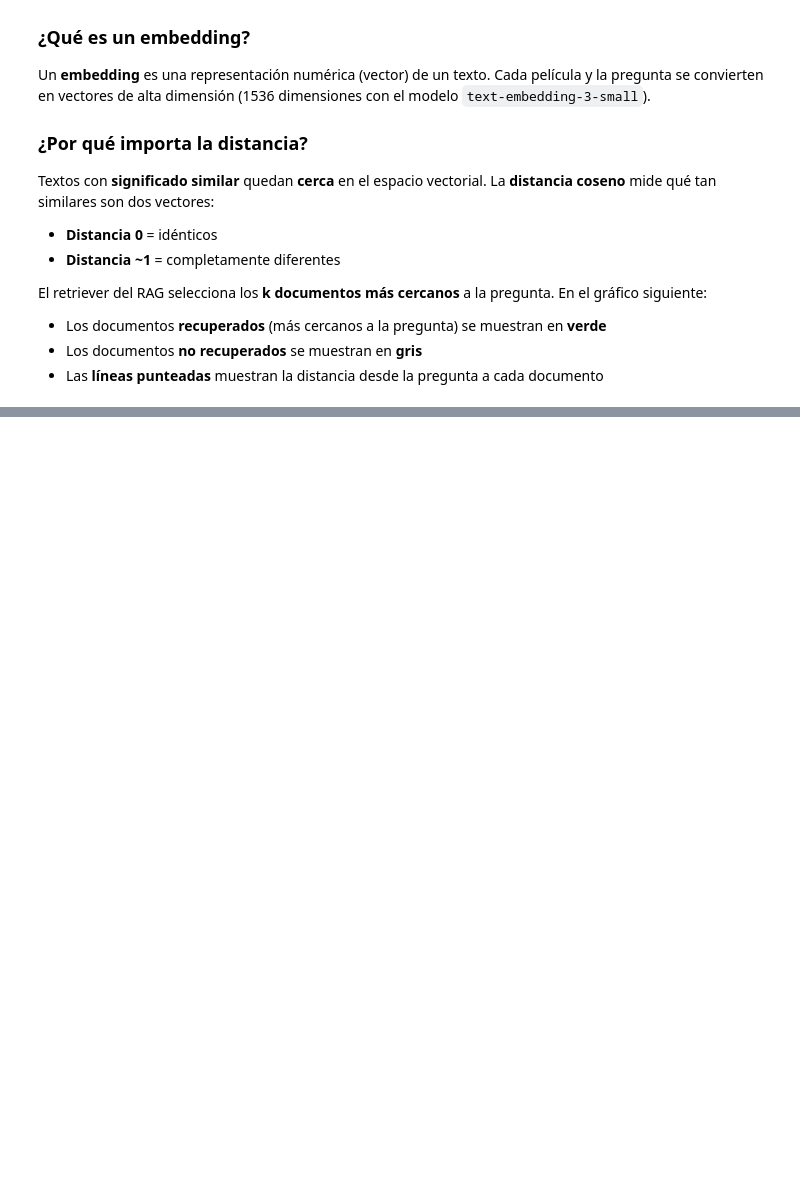
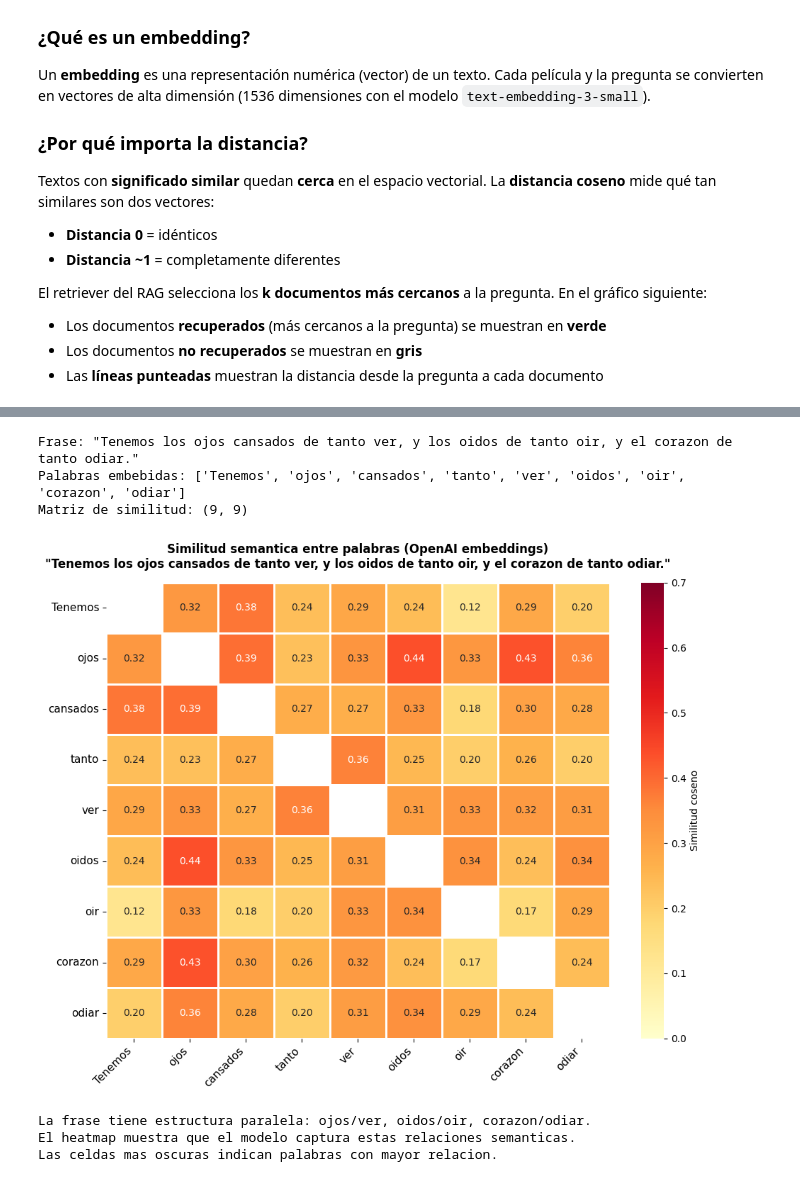
Before and after one commit to carlosjimenez88M/ai_engineering_henry, a Jupyter notebook: 02-vector_data_bases/intro/04-Rags-vectorial_databases.ipynb, the cells around one changed output, grey strips where cells are left out. Saved outputs shown, nothing was run; the diff lists cells and outputs as text; code cells hidden in the pictures; blank space fills up the shorter version.

```diff
--- a/02-vector_data_bases/intro/04-Rags-vectorial_databases.ipynb
+++ b/02-vector_data_bases/intro/04-Rags-vectorial_databases.ipynb
@@ -400,0 +434,68 @@ Distancias coseno (menor = más similar):
+# %%
+import seaborn as sns
+from sklearn.metrics.pairwise import cosine_similarity as cos_sim
+
+frase = "Tenemos los ojos cansados de tanto ver, y los oidos de tanto oir, y el corazon de tanto odiar."
+
+# Separar en palabras significativas (sin puntuacion ni conectores)
+palabras = ["Tenemos", "ojos", "cansados", "tanto", "ver", "oidos", "oir", "corazon", "odiar"]
+
+# Obtener un embedding por cada palabra usando OpenAI
+resp = client.embeddings.create(input=palabras, model="text-embedding-3-small")
+word_embeddings = np.array([e.embedding for e in resp.data])
+
+# Matriz de similitud coseno entre todas las palabras
+sim_matrix = cos_sim(word_embeddings)
+
+print(f'Frase: "{frase}"')
+print(f"Palabras embebidas: {palabras}")
+print(f"Matriz de similitud: {sim_matrix.shape}")
+# %% [output]
+Frase: "Tenemos los ojos cansados de tanto ver, y los oidos de tanto oir, y el corazon de tanto odiar."
+Palabras embebidas: ['Tenemos', 'ojos', 'cansados', 'tanto', 'ver', 'oidos', 'oir', 'corazon', 'odiar']
+Matriz de similitud: (9, 9)
+# %%
+# Heatmap de similitud semantica entre palabras (simula self-attention)
+fig, ax = plt.subplots(figsize=(10, 8))
+
+# Enmascarar la diagonal (similitud consigo mismo = 1.0, no es informativa)
+mask_diag = np.eye(len(palabras), dtype=bool)
+sim_display = sim_matrix.copy()
+np.fill_diagonal(sim_display, np.nan)
+
+sns.heatmap(
+    sim_display,
+    xticklabels=palabras,
+    yticklabels=palabras,
+    annot=True,
+    fmt=".2f",
+    cmap="YlOrRd",
+    ax=ax,
+    linewidths=1,
+    linecolor="white",
+    cbar_kws={"label": "Similitud coseno"},
+    mask=mask_diag,
+    vmin=0,
+    vmax=0.7,
+)
+
+ax.set_title(
+    'Similitud semantica entre palabras (OpenAI embeddings)\n'
+    f'"{frase}"',
+    fontsize=12, fontweight="bold", pad=15,
+)
+
+plt.xticks(fontsize=11, rotation=45, ha="right")
+plt.yticks(fontsize=11, rotation=0)
+
+plt.tight_layout()
+plt.show()
+
+print('La frase tiene estructura paralela: ojos/ver, oidos/oir, corazon/odiar.')
+print('El heatmap muestra que el modelo captura estas relaciones semanticas.')
+print('Las celdas mas oscuras indican palabras con mayor relacion.')
+# %% [output]
+[figure, added]
+La frase tiene estructura paralela: ojos/ver, oidos/oir, corazon/odiar.
+El heatmap muestra que el modelo captura estas relaciones semanticas.
+Las celdas mas oscuras indican palabras con mayor relacion.
```
Also changed, not shown: parts of 10 cells of this notebook, 3 other files.
